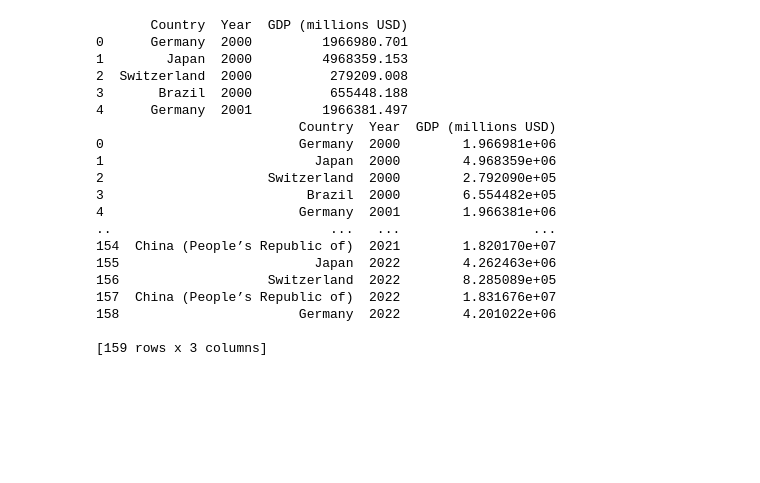
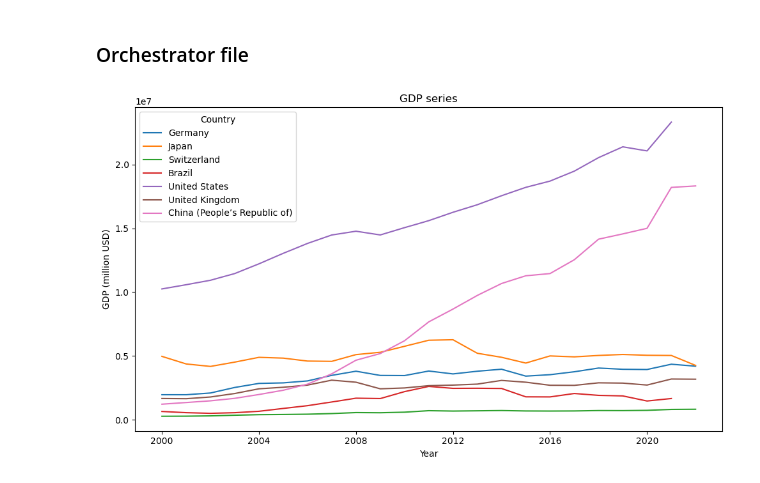
Before and after one commit to TresGes25/FED, a Jupyter notebook: gdp_analysis.ipynb, the cells around one changed output. Drawn from its saved outputs; the diff is of its cells as text; code cells hidden in the pictures; blank space fills up the shorter version.

```diff
--- a/gdp_analysis.ipynb
+++ b/gdp_analysis.ipynb
@@ -1 +1,3 @@
+# %% [markdown]
+### Orchestrator file
 # %%
@@ -4,25 +8,5 @@ from modules.plot_utils import make_charts
 # %%
-path = "./Data.csv"
-df = read_data(path)
-print(df)
+df = load_data(path)
+make_charts(df)
 # %% [output]
-       Country  Year  GDP (millions USD)
-0      Germany  2000         1966980.701
-1        Japan  2000         4968359.153
-2  Switzerland  2000          279209.008
-3       Brazil  2000          655448.188
-4      Germany  2001         1966381.497
-                          Country  Year  GDP (millions USD)
-0                         Germany  2000        1.966981e+06
-1                           Japan  2000        4.968359e+06
-2                     Switzerland  2000        2.792090e+05
-3                          Brazil  2000        6.554482e+05
-4                         Germany  2001        1.966381e+06
-..                            ...   ...                 ...
-154  China (People’s Republic of)  2021        1.820170e+07
-155                         Japan  2022        4.262463e+06
-156                   Switzerland  2022        8.285089e+05
-157  China (People’s Republic of)  2022        1.831676e+07
-158                       Germany  2022        4.201022e+06
-
-[159 rows x 3 columns]
+[figure, added]
```
Also changed, not shown: parts of 4 cells of this notebook, 2 other files.
